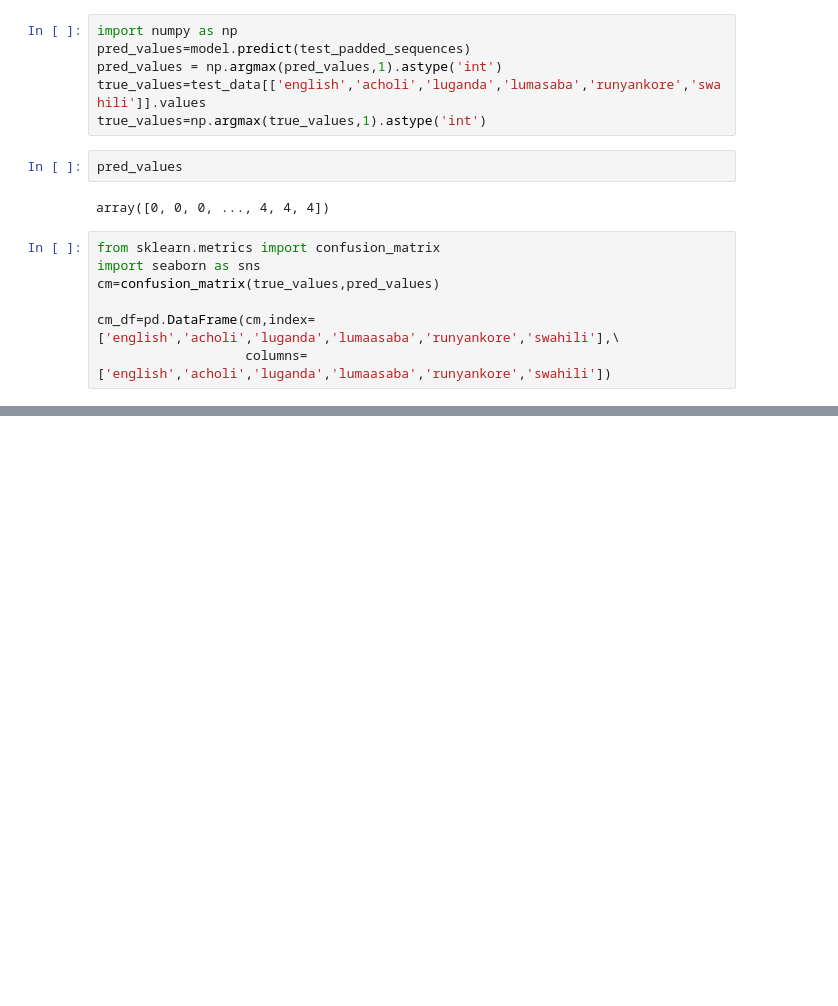
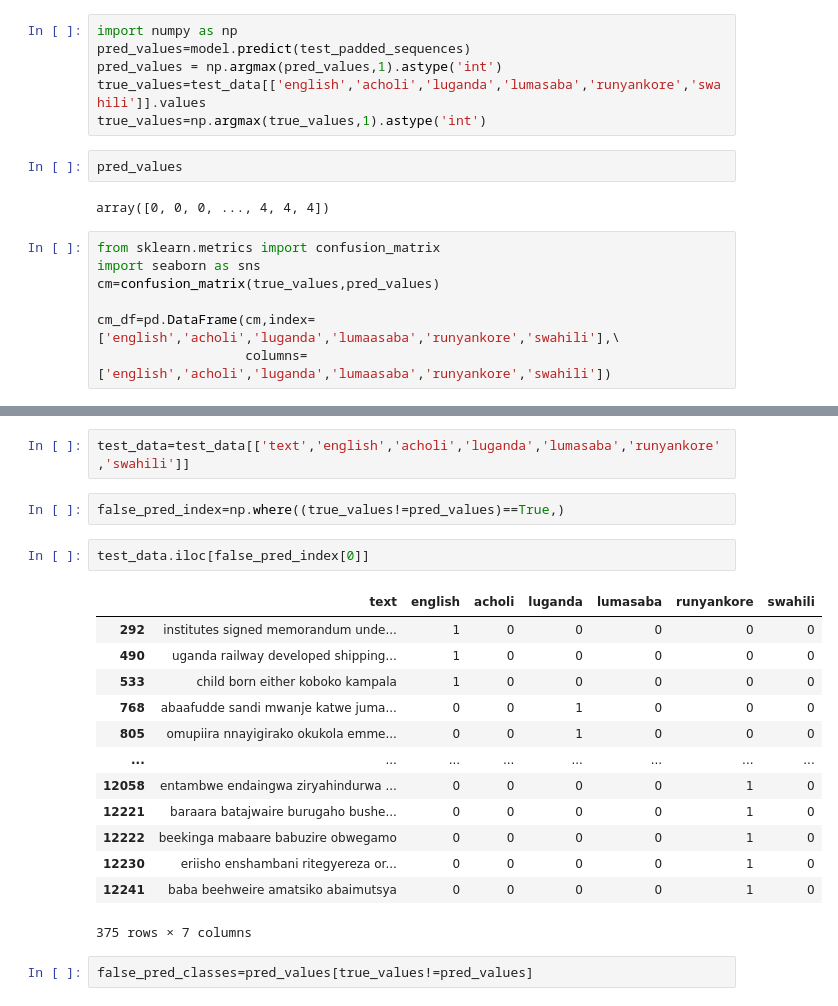
Before and after one commit to marcophillip/language_classification, a Jupyter notebook: notebooks/train.ipynb, the cells around one changed output, grey strips where cells are left out. Drawn from its saved outputs; the diff is of its cells as text; blank space fills up the shorter version.

```diff
--- a/notebooks/train.ipynb
+++ b/notebooks/train.ipynb
@@ -186,0 +238,22 @@ Text(0.5, 15.0, 'Y_PRED')
+# %%
+test_data=test_data[['text','english','acholi','luganda','lumasaba','runyankore','swahili']]
+# %%
+false_pred_index=np.where((true_values!=pred_values)==True,)
+# %%
+test_data.iloc[false_pred_index[0]]
+# %% [output]
+|  | text | english | acholi | luganda | lumasaba | runyankore | swahili |
+| 292 | institutes signed memorandum unde... | 1 | 0 | 0 | 0 | 0 | 0 |
+| 490 | uganda railway developed shipping... | 1 | 0 | 0 | 0 | 0 | 0 |
+| 533 | child born either koboko kampala | 1 | 0 | 0 | 0 | 0 | 0 |
+| 768 | abaafudde sandi mwanje katwe juma... | 0 | 0 | 1 | 0 | 0 | 0 |
+| 805 | omupiira nnayigirako okukola emme... | 0 | 0 | 1 | 0 | 0 | 0 |
+| ... | ... | ... | ... | ... | ... | ... | ... |
+| 12058 | entambwe endaingwa ziryahindurwa ... | 0 | 0 | 0 | 0 | 1 | 0 |
+| 12221 | baraara batajwaire burugaho bushe... | 0 | 0 | 0 | 0 | 1 | 0 |
+| 12222 | beekinga mabaare babuzire obwegamo | 0 | 0 | 0 | 0 | 1 | 0 |
+| 12230 | eriisho enshambani ritegyereza or... | 0 | 0 | 0 | 0 | 1 | 0 |
+| 12241 | baba beehweire amatsiko abaimutsya | 0 | 0 | 0 | 0 | 1 | 0 |
+375 rows × 7 columns
+# %%
+false_pred_classes=pred_values[true_values!=pred_values]
```
Also changed, not shown: parts of 21 cells of this notebook, 8 other files.
